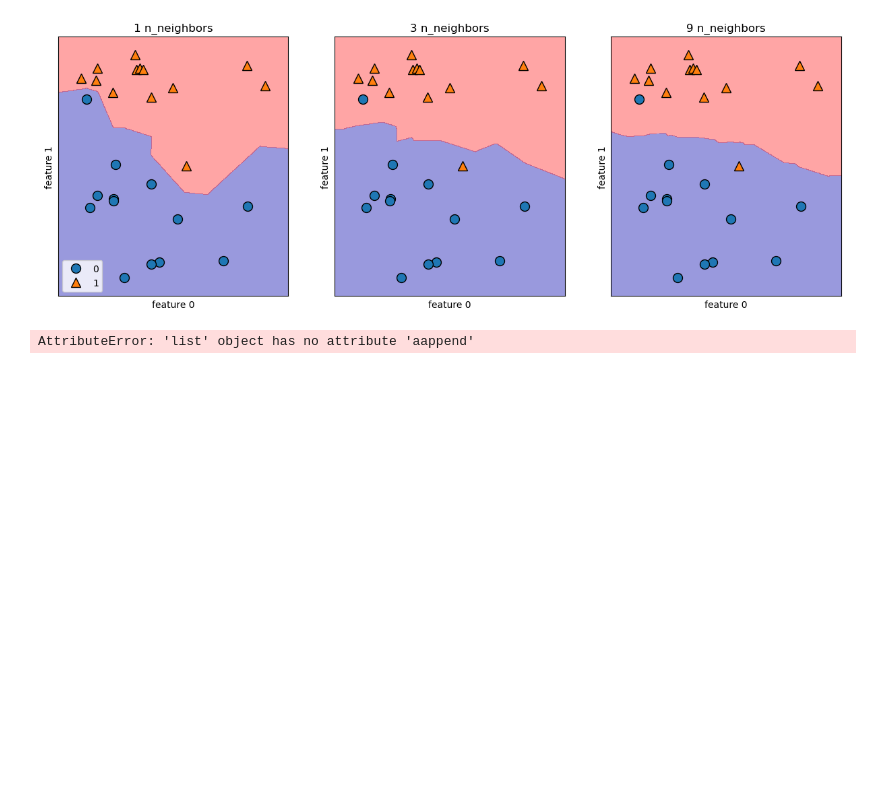
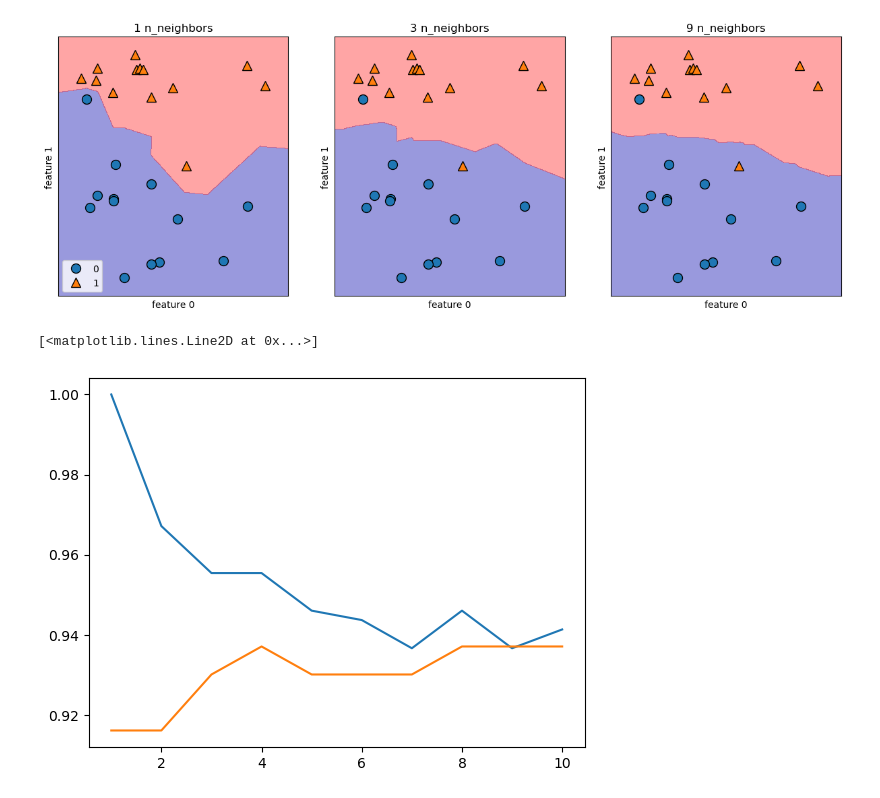
Before and after one commit to Faizanhaider013/ML_Projects_Collection, a Jupyter notebook: 03_Analyzing_KNeighbours.ipynb, the cells around one changed output. Saved outputs shown, nothing was run; the diff lists cells and outputs as text; code cells hidden in the pictures; blank space fills up the shorter version.

```diff
--- a/03_Analyzing_KNeighbours.ipynb
+++ b/03_Analyzing_KNeighbours.ipynb
@@ -40,18 +40,19 @@ plt.show()
 # %%
 
 from sklearn.datasets import load_breast_cancer
 from sklearn.model_selection import train_test_split
 cancer=load_breast_cancer()
 X_train,X_test,y_train,y_test=train_test_split(cancer.data,cancer.target,stratify=cancer.target)
 training_accuracy=[]
 testing_accuracy=[]
 neighbour_setting=range(1,11)
 for n_neighbors in neighbour_setting:
     clf=KNeighborsClassifier(n_neighbors=n_neighbors)
     clf.fit(X_train,y_train)
     training_accuracy.append(clf.score(X_train,y_train))
-    testing_accuracy.aappend(clf.score(X_test,y_test))
+    testing_accuracy.append(clf.score(X_test,y_test))
 plt.plot(neighbour_setting,training_accuracy,label='training accuracy' )
 plt.plot(neighbour_setting,testing_accuracy,label='training accuracy' )
 # %% [output]
-AttributeError: 'list' object has no attribute 'aappend'
+[<matplotlib.lines.Line2D at 0x...>]
+[figure, added]
```
Also changed, not shown: 3 other files.
